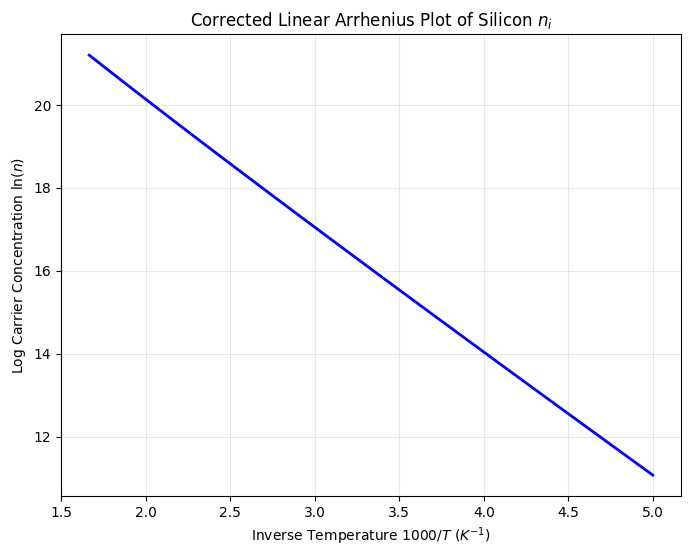
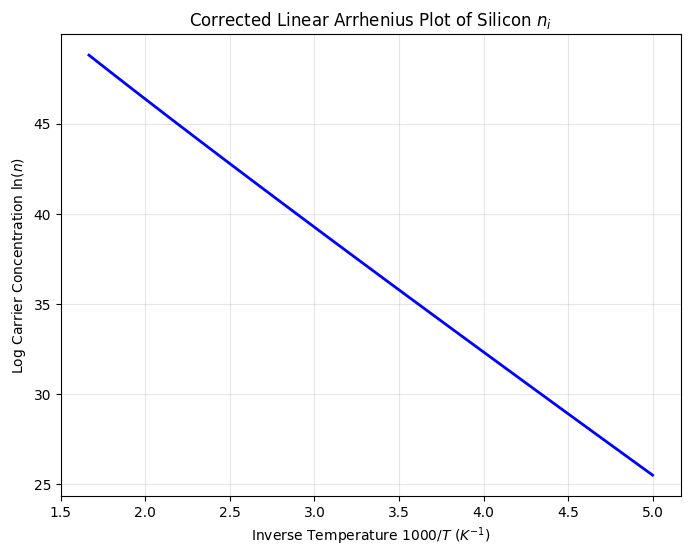
Unified diff of the notebook cell whose output changed from the first chart to the second:
--- before
+++ after
@@ -12,5 +12,5 @@
 
 plt.figure(figsize=(8, 6))
-plt.plot(inv_T_scaled, np.log10(n_values), 'b-', lw=2, label='Calculated $n_i$')
+plt.plot(inv_T_scaled, np.log(n_values), 'b-', lw=2, label='Calculated $n_i$')
 
 # Professional Labeling

Commit: changed comments to relate to the new slope